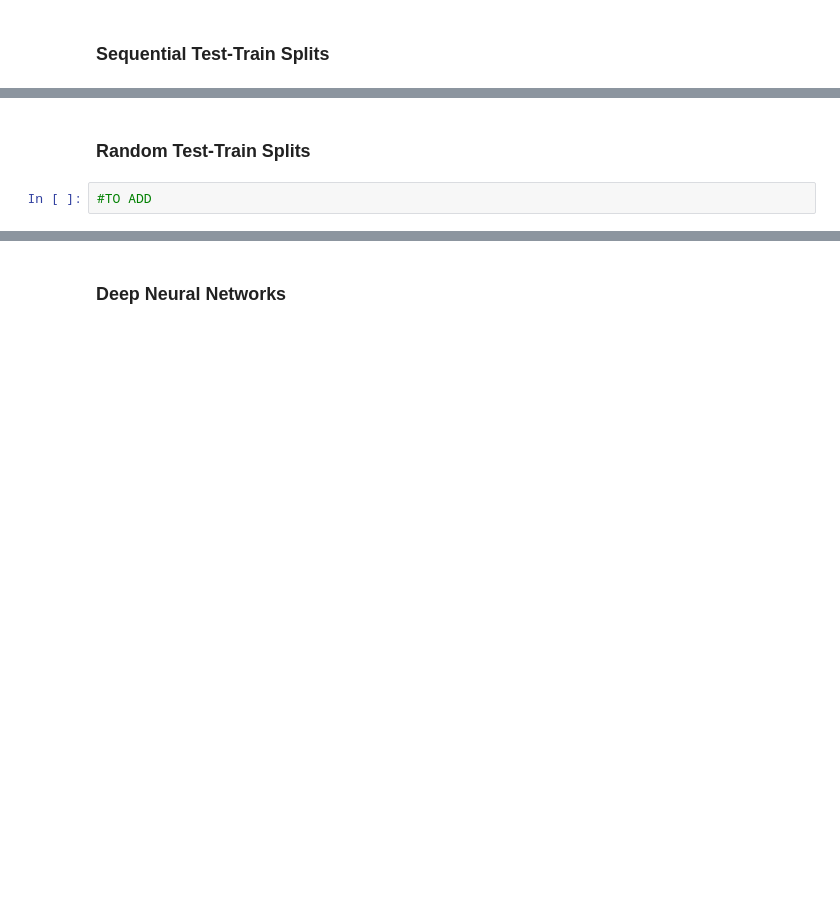
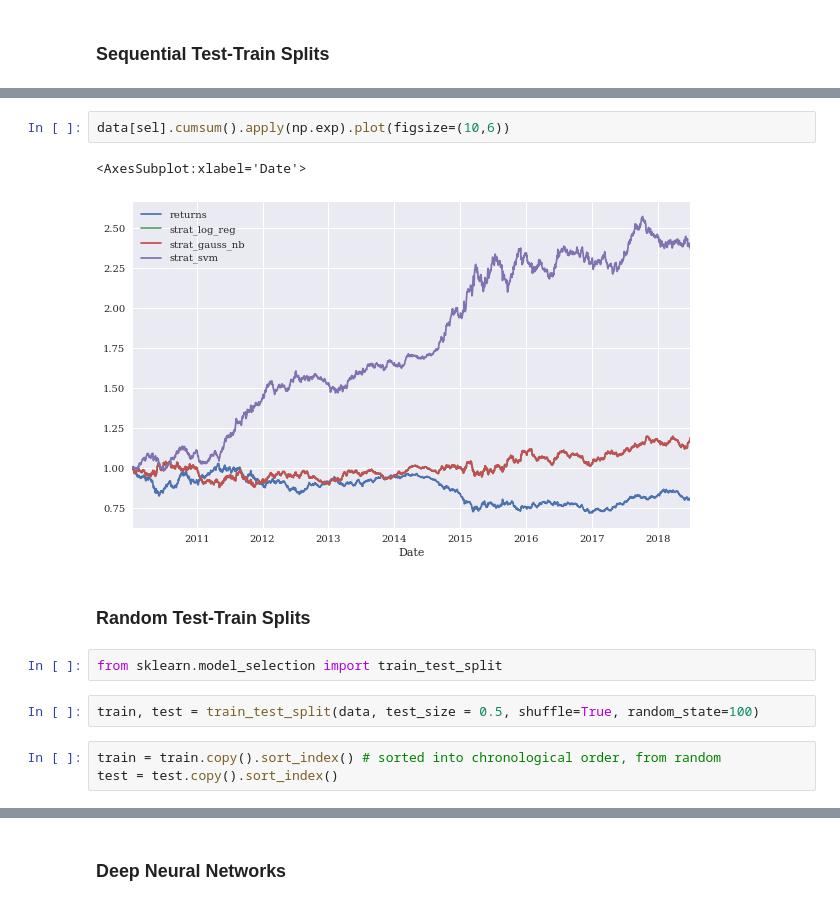
Before and after one commit to JoesUsername98/Quant_Portfolio, a Jupyter notebook: Backtesting.ipynb, the cells around one changed output, grey strips where cells are left out. Saved outputs shown, nothing was run; the diff lists cells and outputs as text; blank space fills up the shorter version.

```diff
--- a/Backtesting.ipynb
+++ b/Backtesting.ipynb
@@ -489,4 +617,14 @@ data[['returns','strat_freq']].cumsum().apply(np.exp).plot(figsize=(10,6))
+# %%
+data[sel].cumsum().apply(np.exp).plot(figsize=(10,6))
+# %% [output]
+<AxesSubplot:xlabel='Date'>
+[figure, added]
 # %% [markdown]
 ### Random Test-Train Splits
-# %%
-#TO ADD
+# %%
+from sklearn.model_selection import train_test_split
+# %%
+train, test = train_test_split(data, test_size = 0.5, shuffle=True, random_state=100)
+# %%
+train = train.copy().sort_index() # sorted into chronological order, from random
+test = test.copy().sort_index()
```
Also changed, not shown: parts of 73 cells of this notebook.
